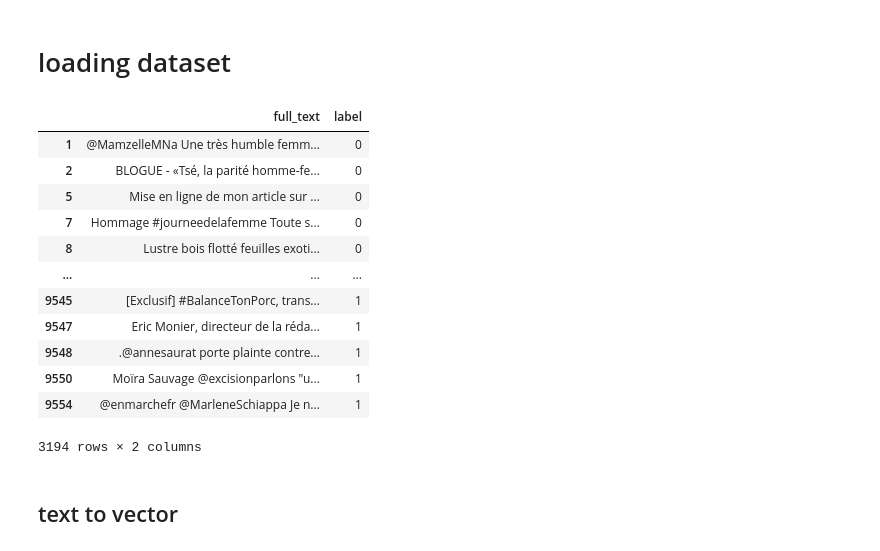
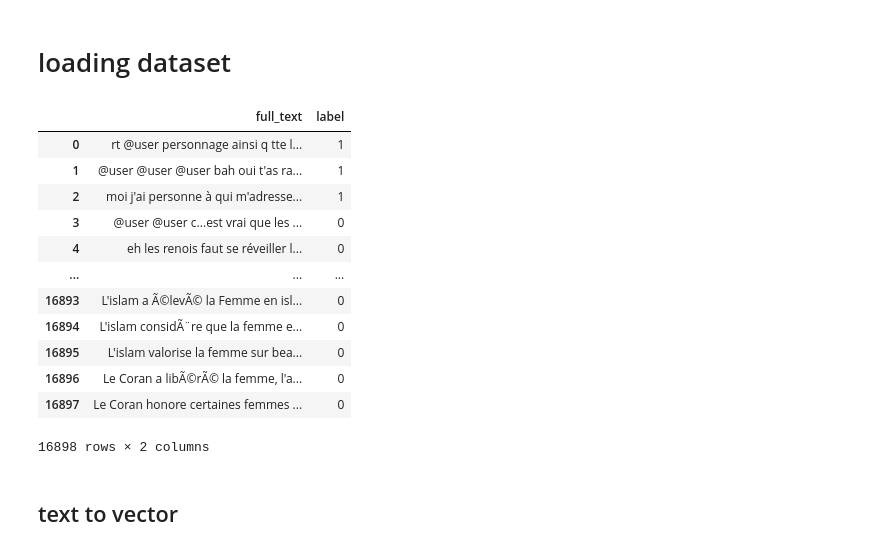
Before and after one commit to Arys02/DeepWoke-SpeechModeration, a Jupyter notebook: ml/ml_core/notebooks/model/fasttext-classification.ipynb, the cells around one changed output. Cells and saved outputs as stored; diff of their text form; code cells hidden in the pictures.

```diff
--- a/ml/ml_core/notebooks/model/fasttext-classification.ipynb
+++ b/ml/ml_core/notebooks/model/fasttext-classification.ipynb
@@ -51,21 +51,23 @@ model_weight_dst = f'../../model_weights/{experiment_name}-model.keras'
 # %%
 
 ds = pd.read_csv(data_path_src).iloc[:, 1:].dropna()
+ds.rename(columns={"text": "full_text"}, inplace=True)
+ds.rename(columns={"hateful": "label"}, inplace=True)
 ds
 # %% [output]
 |  | full_text | label |
-| 1 | @MamzelleMNa Une très humble femm... | 0 |
-| 2 | BLOGUE - «Tsé, la parité homme-fe... | 0 |
-| 5 | Mise en ligne de mon article sur ... | 0 |
-| 7 | Hommage #journeedelafemme Toute s... | 0 |
-| 8 | Lustre bois flotté feuilles exoti... | 0 |
+| 0 | rt @user personnage ainsi q tte l... | 1 |
+| 1 | @user @user @user bah oui t'as ra... | 1 |
+| 2 | moi j'ai personne à qui m'adresse... | 1 |
+| 3 | @user @user c...est vrai que les ... | 0 |
+| 4 | eh les renois faut se réveiller l... | 0 |
 | ... | ... | ... |
-| 9545 | [Exclusif] #BalanceTonPorc, trans... | 1 |
-| 9547 | Eric Monier, directeur de la réda... | 1 |
-| 9548 | .@annesaurat porte plainte contre... | 1 |
-| 9550 | Moïra Sauvage @excisionparlons "u... | 1 |
-| 9554 | @enmarchefr @MarleneSchiappa Je n... | 1 |
+| 16893 | L'islam a Ã©levÃ© la Femme en isl... | 0 |
+| 16894 | L'islam considÃ¨re que la femme e... | 0 |
+| 16895 | L'islam valorise la femme sur bea... | 0 |
+| 16896 | Le Coran a libÃ©rÃ© la femme, l'a... | 0 |
+| 16897 | Le Coran honore certaines femmes ... | 0 |
-3194 rows × 2 columns
+16898 rows × 2 columns
 # %% [markdown]
 ## text to vector
 # %%
```
Also changed, not shown: parts of 5 cells of this notebook, 2 other files.
